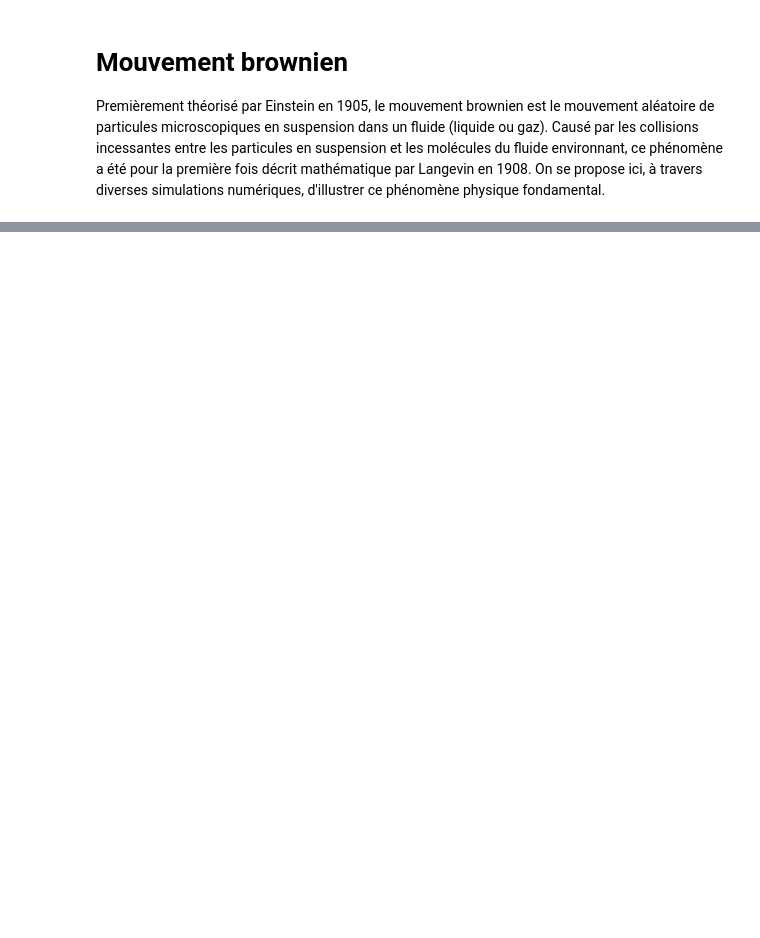
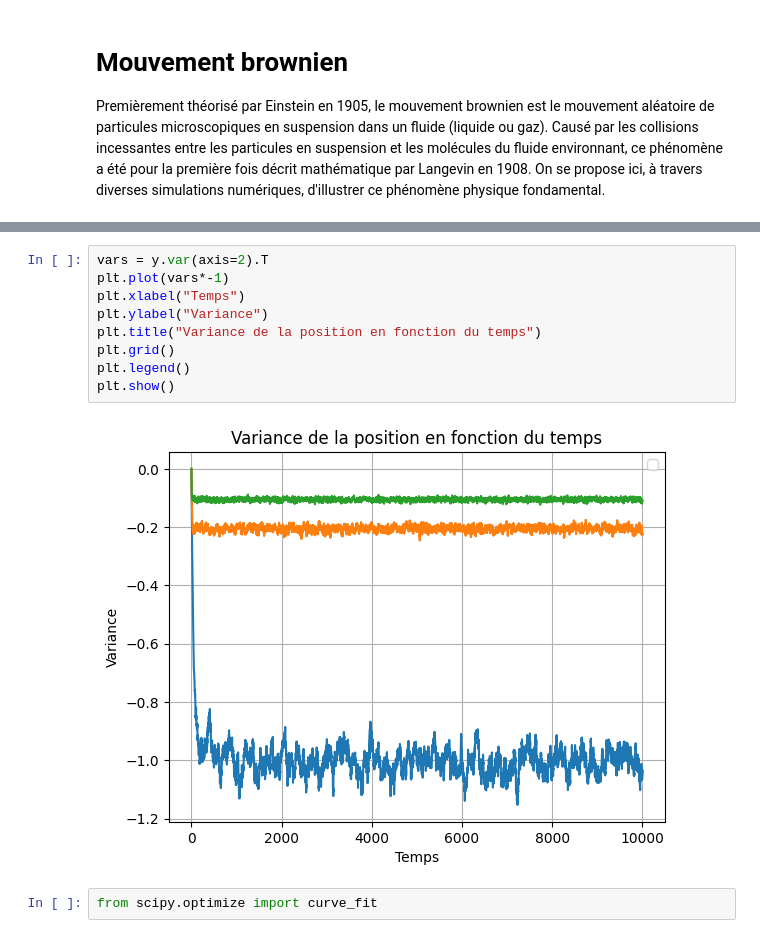
Before and after one commit to ostix360/Brownian-Motion, a Jupyter notebook: CRVR.ipynb, the cells around one changed output, grey strips where cells are left out. Drawn from its saved outputs; the diff is of its cells as text; blank space fills up the shorter version.

```diff
--- a/CRVR.ipynb
+++ b/CRVR.ipynb
@@ -110,0 +181,13 @@ plt.show()
+# %%
+vars = y.var(axis=2).T
+plt.plot(vars*-1)
+plt.xlabel("Temps")
+plt.ylabel("Variance")
+plt.title("Variance de la position en fonction du temps")
+plt.grid()
+plt.legend()
+plt.show()
+# %% [output]
+[figure, added]
+# %%
+from scipy.optimize import curve_fit
```
Also changed, not shown: parts of 19 cells of this notebook.
